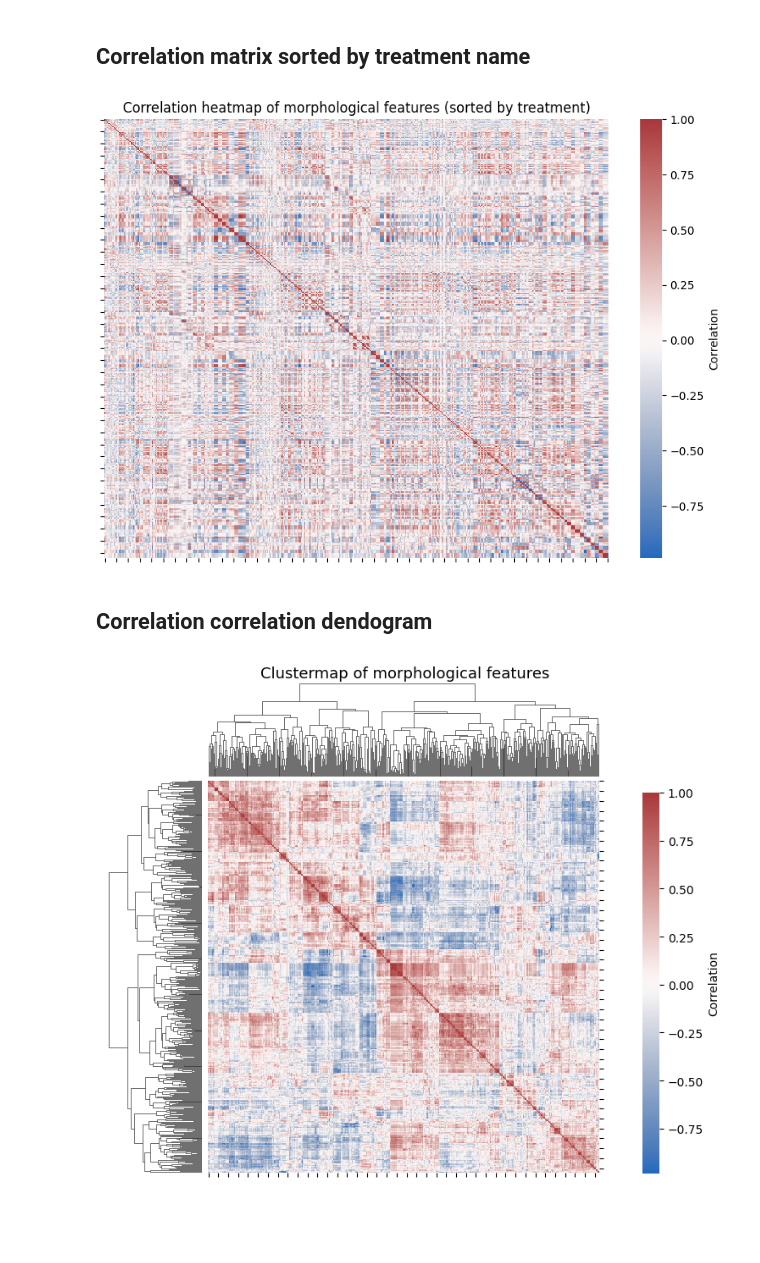
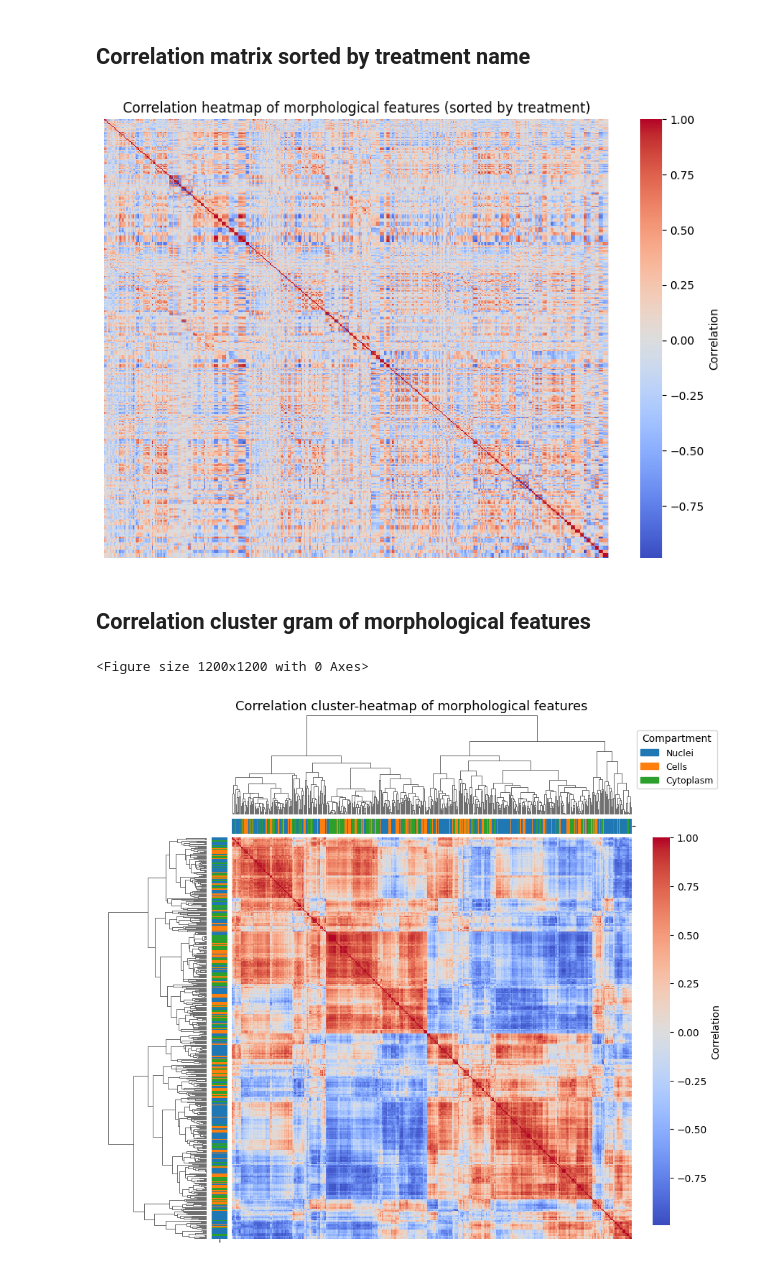
Before and after one commit to WayScience/CFReT-screen-mAP-analysis, a Jupyter notebook: notebooks/exploratory-analysis/correlation-matrix/correlation-matrix.ipynb, the cells around one changed output. Drawn from its saved outputs; the diff is of its cells as text; code cells hidden in the pictures; blank space fills up the shorter version.

Commit message:
Update correlation heatmap and clustermap images for exploratory analysis

```diff
--- a/notebooks/exploratory-analysis/correlation-matrix/correlation-matrix.ipynb
+++ b/notebooks/exploratory-analysis/correlation-matrix/correlation-matrix.ipynb
@@ -40,15 +143,22 @@ treatment_corr_matrix = treatment_morph_df.corr(method="pearson")
 # %% [markdown]
 ## Correlation matrix sorted by treatment name
+# %%
+# calculate the correlation
+concat_profile_df = concat_profile_df.sort_values(by=["Metadata_treatment"])
+sorted_morph_df = concat_profile_df[feat_cols].copy()
+sorted_treatment_corr_matrix = sorted_morph_df.corr(method="pearson")
 # %%
 # Set the figure size and resolution
 plt.figure(figsize=(10, 7))
 
 # Plot the heatmap of the correlation matrix of morphological features
-corr_heatmap = sns.heatmap(treatment_corr_matrix, cmap="vlag")
+corr_heatmap = sns.heatmap(sorted_treatment_corr_matrix, cmap="coolwarm")
 
 # Remove the x and y axis tick labels for better visualization
 corr_heatmap.set(xticklabels=[])
 corr_heatmap.set(yticklabels=[])
+corr_heatmap.set_xticks([])
+corr_heatmap.set_yticks([])
 
 # Set the title of the heatmap
 corr_heatmap.set_title("Correlation heatmap of morphological features (sorted by treatment)")
@@ -62,28 +172,56 @@ plt.savefig(output_path / "correlation_heatmap.png", dpi=500)
 # Display the heatmap
 corr_heatmap;
 # %% [output]
-[figure, old version]
+[figure, new version]
-# %% [markdown]
-## Correlation correlation dendogram
+# %% [markdown]
+## Correlation cluster gram of morphological features
+# %%
+morph_df = concat_profile_df[feat_cols].copy()
+morph_labels = [colname.split("_")[0] for colname in feat_cols]
+corr_morph_df = morph_df.corr(method="pearson")
 # %%
+# setting figure size
+plt.figure(figsize=(12, 12))
+
+# creating a color bar for the unique morphological features stain
+unique_morph_labels = list(set(morph_labels))
+morph_colors = sns.color_palette("tab10", len(unique_morph_labels))
+morph_color_dict = dict(zip(unique_morph_labels, morph_colors))
+
+# create a color map for the morphological features
+morph_color_map = pd.Series(morph_labels, index=feat_cols).map(morph_color_dict)
+
 # generate seaborn clustermap with a larger figure size
 clustermap = sns.clustermap(
-    treatment_morph_df.corr(method="pearson"), cmap="vlag", figsize=(10, 10)
+    corr_morph_df.corr(method="pearson"),
+    cmap="coolwarm",
+    row_colors=morph_color_map,
+    col_colors=morph_color_map,
+    figsize=(12, 12),
+    xticklabels=1,
+    yticklabels=1,
 )
 
-# Set the title of the clustermap
-clustermap.fig.suptitle("Clustermap of morphological features", x=0.37, y=1., fontsize=13)
-
-# next remove the X and Y axis labels for better visualization
+# next remove the X and Y axis labels for better visualization and ticks
 clustermap.ax_heatmap.set(xticklabels=[])
 clustermap.ax_heatmap.set(yticklabels=[])
+clustermap.ax_heatmap.set_xticks([])
+clustermap.ax_heatmap.set_yticks([])
+
+# Set the title of the clustermap
+clustermap.fig.suptitle("Correlation cluster-heatmap of morphological features", x=0.37, y=1., fontsize=13)
+
+# adding the Morphological features legend to the cluster map
+handles = [mpatches.Patch(color=color, label=label) for label, color in morph_color_dict.items()]
+clustermap.fig.legend(handles=handles, title="Compartment", loc="upper right", bbox_to_anchor=(.73, .97), fontsize=9)
 
 # move color gradient to the left side
 clustermap.ax_heatmap.collections[0].colorbar.set_label("Correlation")
-clustermap.cax.set_position([0.650, 0.4, 0.02, 0.45])
+clustermap.cax.set_position([0.65, 0.39, 0.02, 0.45])
 
 # save the clustermap to a file
 clustermap.savefig(output_path / "clustermap_morph_features.png", dpi=500)
 clustermap;
 # %% [output]
+<Figure size 1200x1200 with 0 Axes>
-[figure, old version]
+[figure, new version]
```
Also changed, not shown: parts of 11 cells of this notebook, 3 other files.
